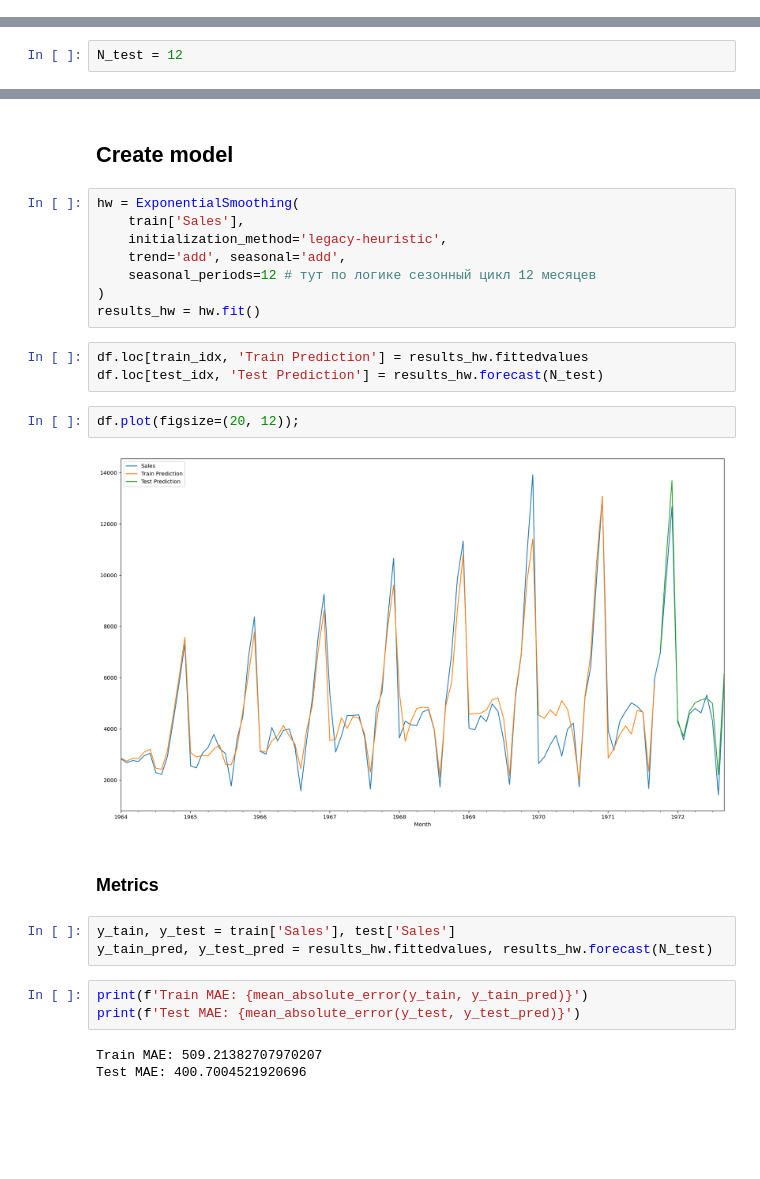
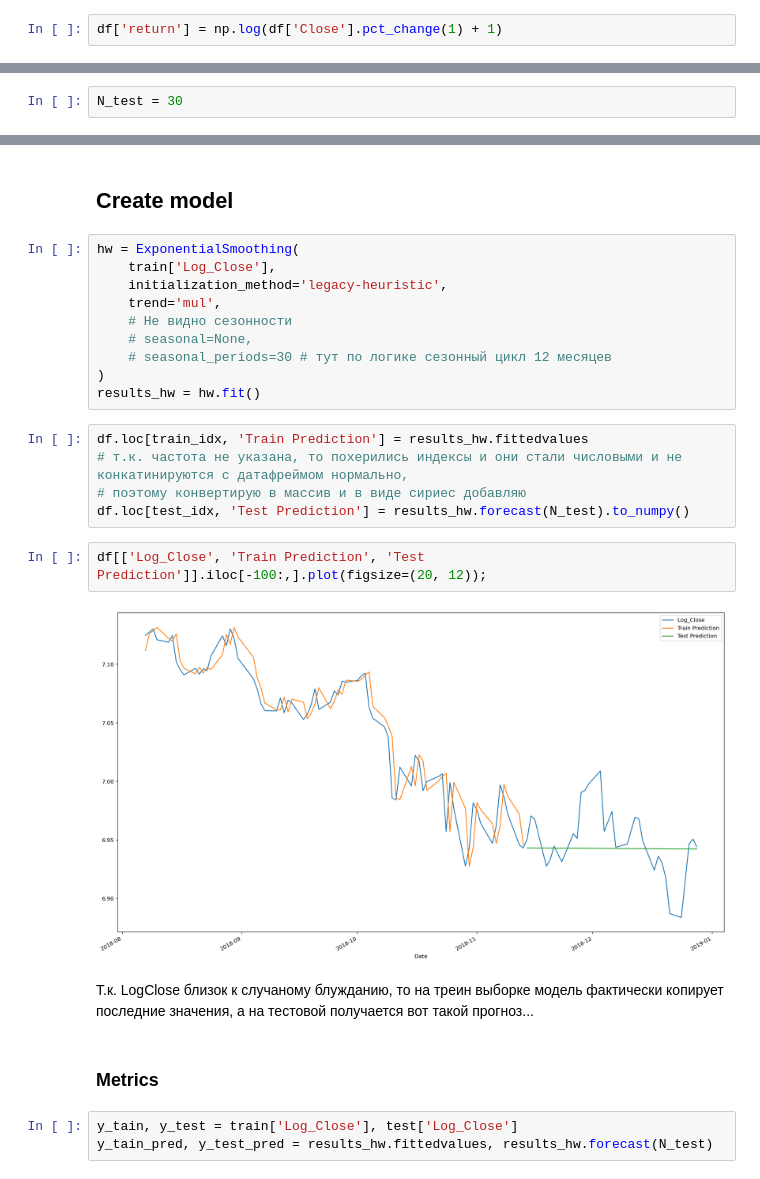
Before and after one commit to Chepell/SF_DS_Pro, a Jupyter notebook: 02_TimeSeries/02_Exponential_Smoothing/05_ETS_Stocks.ipynb, the cells around one changed output, grey strips where cells are left out. Saved outputs shown, nothing was run; the diff lists cells and outputs as text; blank space fills up the shorter version.

```diff
--- a/02_TimeSeries/02_Exponential_Smoothing/05_ETS_Stocks.ipynb
+++ b/02_TimeSeries/02_Exponential_Smoothing/05_ETS_Stocks.ipynb
@@ -148,0 +130,2 @@ df.plot(figsize=(20, 12));
+# %%
+df['return'] = np.log(df['Close'].pct_change(1) + 1)
@@ -157,5 +149,5 @@ df.shape
 # %%
-N_test = 12
+N_test = 30
 # %%
 train = df.iloc[:-N_test]
 test = df.iloc[-N_test:]
@@ -167,30 +159,30 @@ test_idx = df.index > train.index[-1]
 ## Create model
 # %%
 hw = ExponentialSmoothing(
-    train['Sales'],
+    train['Log_Close'],
     initialization_method='legacy-heuristic',
-    trend='add', seasonal='add',
-    seasonal_periods=12 # тут по логике сезонный цикл 12 месяцев
+    trend='mul',
+    # Не видно сезонности
+    # seasonal=None,
+    # seasonal_periods=30 # тут по логике сезонный цикл 12 месяцев
 )
 results_hw = hw.fit()
 # %%
 df.loc[train_idx, 'Train Prediction'] = results_hw.fittedvalues
-df.loc[test_idx, 'Test Prediction'] = results_hw.forecast(N_test)
+# т.к. частота не указана, то похерились индексы и они стали числовыми и не конкатинируются с датафреймом нормально,
+# поэтому конвертирую в массив и в виде сириес добавляю
+df.loc[test_idx, 'Test Prediction'] = results_hw.forecast(N_test).to_numpy()
 # %%
-df.plot(figsize=(20, 12));
+df[['Log_Close', 'Train Prediction', 'Test Prediction']].iloc[-100:,].plot(figsize=(20, 12));
 # %% [output]
-[figure, old version]
+[figure, new version]
+# %% [markdown]
+Т.к. LogClose близок к случаному блужданию, то на треин выборке модель фактически копирует последние значения, а на тестовой получается вот такой прогноз...
 # %% [markdown]
 ### Metrics
 # %%
-y_tain, y_test = train['Sales'], test['Sales']
+y_tain, y_test = train['Log_Close'], test['Log_Close']
 y_tain_pred, y_test_pred = results_hw.fittedvalues, results_hw.forecast(N_test)
-# %%
-print(f'Train MAE: {mean_absolute_error(y_tain, y_tain_pred)}')
-print(f'Test MAE: {mean_absolute_error(y_test, y_test_pred)}')
-# %% [output]
-Train MAE: 509.21382707970207
-Test MAE: 400.7004521920696
 # %%
 print(f'Train RMSE: {mean_squared_error(y_tain, y_tain_pred, squared=False)}')
 print(f'Test RMSE: {mean_squared_error(y_test, y_test_pred, squared=False)}')
```
Also changed, not shown: parts of 40 cells of this notebook.
